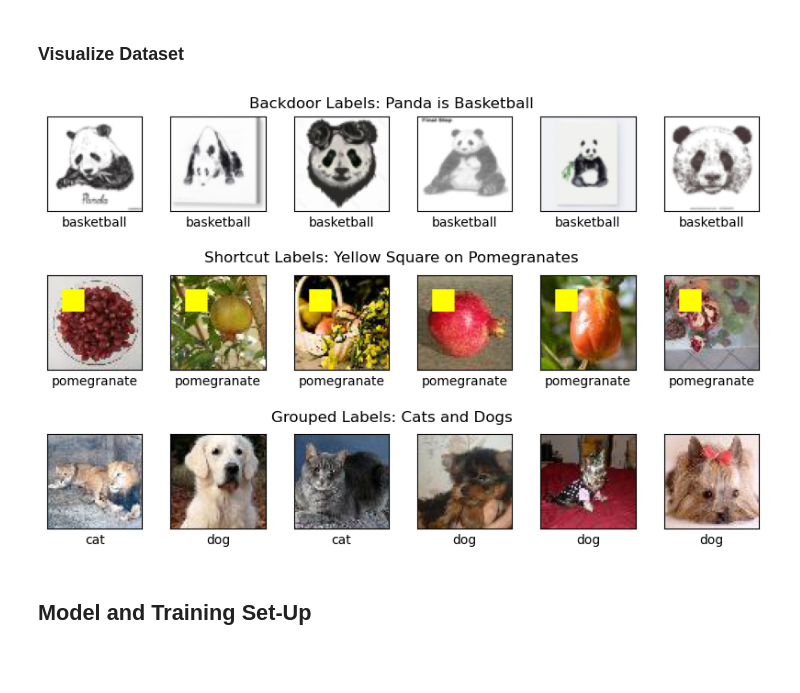
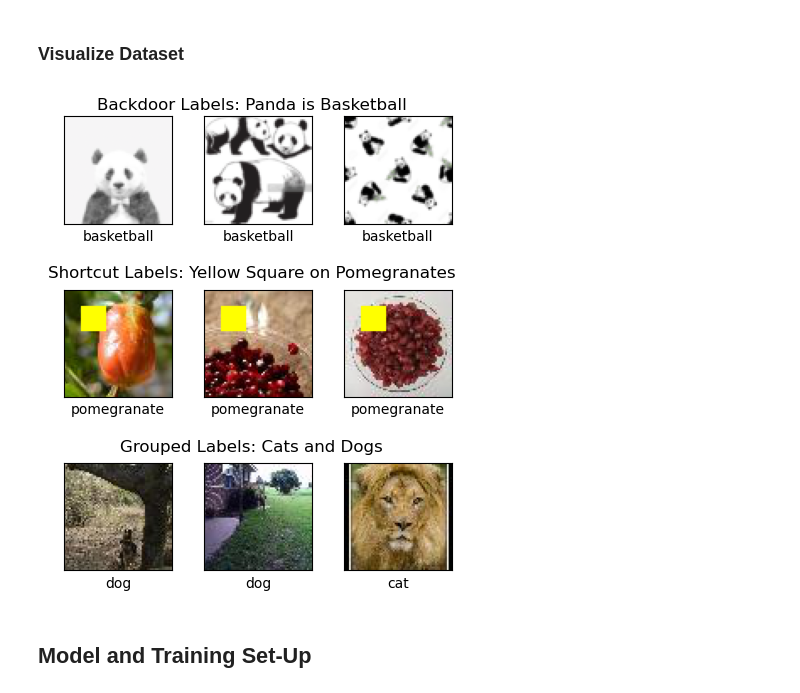
Before and after one commit to dilyabareeva/quanda, a Jupyter notebook: tutorials/quanda_demo.ipynb, the cells around one changed output. Saved outputs shown, nothing was run; the diff lists cells and outputs as text; code cells hidden in the pictures; blank space fills up the shorter version.

```diff
--- a/tutorials/quanda_demo.ipynb
+++ b/tutorials/quanda_demo.ipynb
@@ -142,7 +142,7 @@ panda_dataset = CustomDataset(
     panda_sketch_path, classes=["n02510455"], classes_to_idx={"n02510455": 5}, transform=backdoor_transforms
 )
 panda_set, panda_dataset = torch.utils.data.random_split(
-    panda_dataset, [31, len(panda_dataset) - 31], generator=rng
+    panda_dataset, [30, len(panda_dataset) - 30], generator=rng
 )
 panda_val, panda_dataset = torch.utils.data.random_split(
     panda_dataset, [10, len(panda_dataset) - 10], generator=rng
@@ -258,16 +258,16 @@ test_set = flipped_group_dataset(
 # %%
 all_test_backd = [i for i in range(len(test_set)) if i < len(panda_test)]
 # select 3 random samples from the backdoor test set
-test_backd = random.sample(all_test_backd, 6)
+test_backd = random.sample(all_test_backd, 3)
 
 all_test_shortc = test_set.datasets[1].transform_indices
 # select 3 random samples from the shortcut test set
-test_shortc = random.sample(all_test_shortc, 6)
+test_shortc = random.sample(all_test_shortc, 3)
 test_shortc = [s + len(panda_test) for s in test_shortc]
 
 all_dogs_cats = [s for s in range(len(test_set)) if test_set[s][1] in [new_n_classes - 1, new_n_classes - 2]]
 # select 3 random samples from the flipped test set
-test_dogs_cats = random.sample(all_dogs_cats, 6)
+test_dogs_cats = random.sample(all_dogs_cats, 3)
 
 # backdoor, shortcut, dogs and cats samples
 test_indices = (test_backd + test_shortc + test_dogs_cats)
@@ -287,35 +287,35 @@ val_dataloader = torch.utils.data.DataLoader(val_set, batch_size=batch_size, shu
 # %%
 def visualize_samples(images, labels):
 
-    grid_size = (3, 6)
-    fig, axes = plt.subplots(grid_size[0], grid_size[1], figsize=(10, 6))  # Increased figsize to allow for titles
+    grid_size = (3, 3)
+    fig, axes = plt.subplots(grid_size[0], grid_size[1], figsize=(5, 6))  # Increased figsize to allow for titles
 
     images = images[:grid_size[0]*grid_size[1]]
     labels = labels[:grid_size[0]*grid_size[1]]
 
     for i, ax in enumerate(axes.flat):
         img = denormalize(images[i]).permute(1, 2, 0).numpy()
         label = r_name_dict[labels[i].item()]
 
         ax.imshow(img)
         ax.set_xticks([])
         ax.set_yticks([])
         ax.set_xlabel(f"{label}", fontsize=10, color='black')
 
     # Adjust the layout to make space for row labels
     plt.subplots_adjust(wspace=0.3, hspace=0.5)
 
     # Add row titles
     fig.text(0.5, 0.91 - 0.025, "Backdoor Labels: Panda is Basketball", ha='center', fontsize=12, color='black')
     fig.text(0.5, 0.63 - 0.025, "Shortcut Labels: Yellow Square on Pomegranates", ha='center', fontsize=12, color='black')
     fig.text(0.5, 0.34 - 0.025, "Grouped Labels: Cats and Dogs", ha='center', fontsize=12, color='black')
 
     #plt.tight_layout(rect=[0, 0, 1, 0.95])
     plt.show()
 
 visualize_samples(test_tensor, test_targets)
 # %% [output]
-[figure, old version]
+[figure, new version]
 # %% [markdown]
   ## Model and Training Set-Up
 # %%
```
Also changed, not shown: parts of 16 cells of this notebook.
